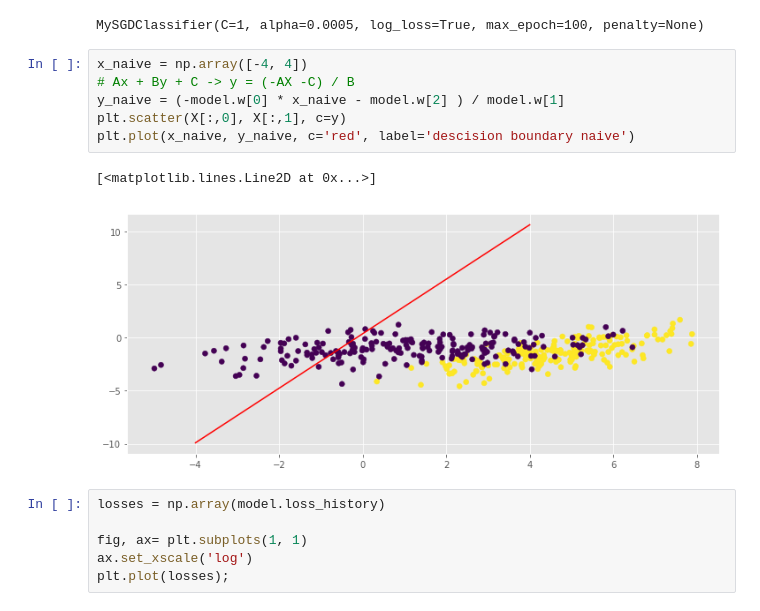
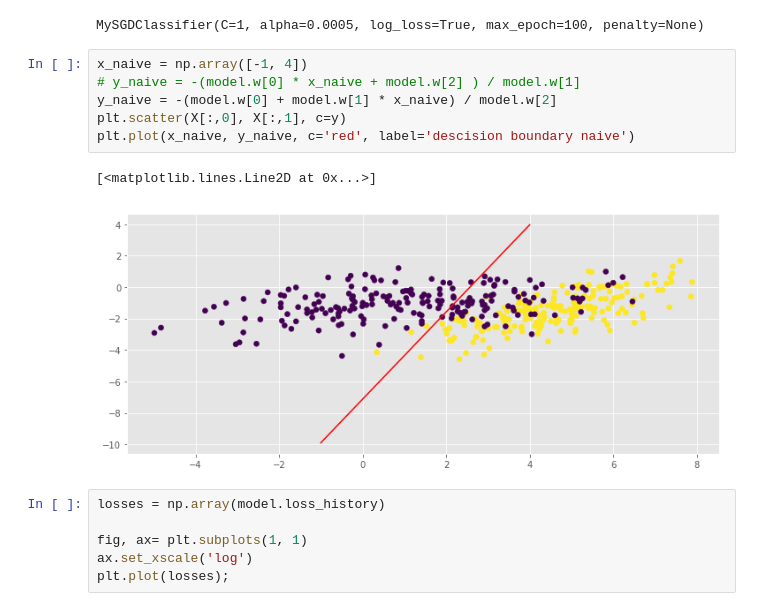
Before and after one commit to AndrewLrrr/otus-big-data, a Jupyter notebook: hw3/homework.ipynb, the cells around one changed output. Drawn from its saved outputs; the diff is of its cells as text.

Commit message:
Fix decision boundary plot

```diff
--- a/hw3/homework.ipynb
+++ b/hw3/homework.ipynb
@@ -133,14 +133,14 @@ model.fit(X, y)
 # %% [output]
 MySGDClassifier(C=1, alpha=0.0005, log_loss=True, max_epoch=100, penalty=None)
 # %%
-x_naive = np.array([-4, 4])
-# Ax + By + C -> y = (-AX -C) / B
-y_naive = (-model.w[0] * x_naive - model.w[2] ) / model.w[1]
+x_naive = np.array([-1, 4])
+# y_naive = -(model.w[0] * x_naive + model.w[2] ) / model.w[1]
+y_naive = -(model.w[0] + model.w[1] * x_naive) / model.w[2]
 plt.scatter(X[:,0], X[:,1], c=y)
 plt.plot(x_naive, y_naive, c='red', label='descision boundary naive')
 # %% [output]
 [<matplotlib.lines.Line2D at 0x...>]
-[figure, old version]
+[figure, new version]
 # %%
 losses = np.array(model.loss_history)
 
```
Also changed, not shown: parts of 1 cell of this notebook.
